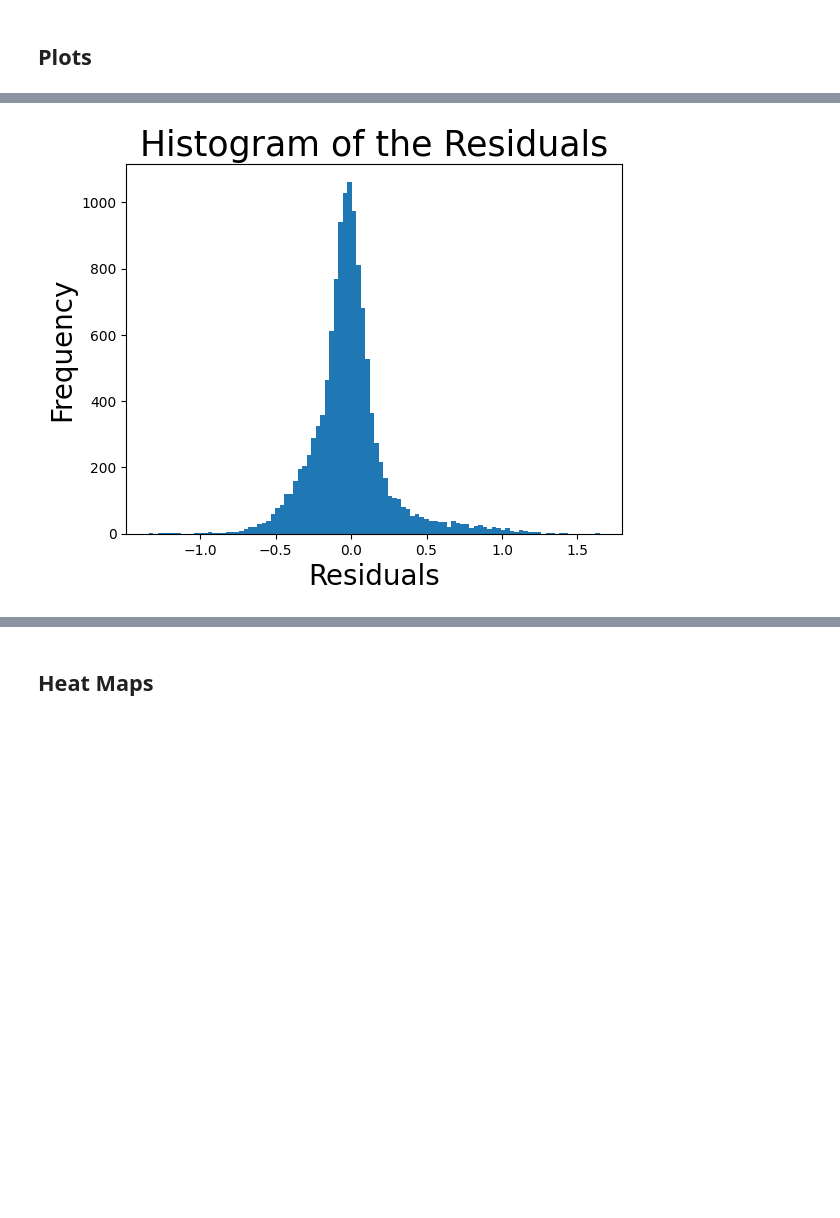
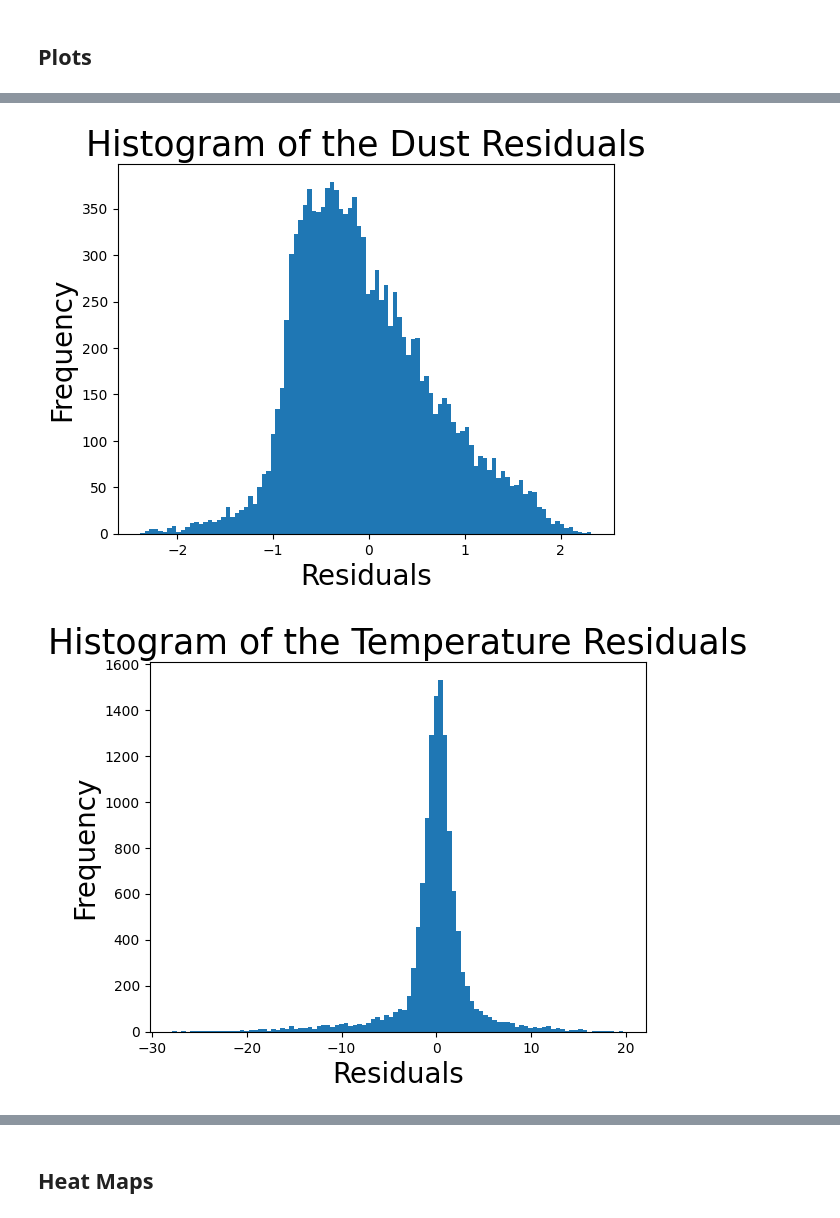
Before and after one commit to mwallace5270/hot-dust, a Jupyter notebook: evaluate.ipynb, the cells around one changed output, grey strips where cells are left out. Cells and saved outputs as stored; diff of their text form; code cells hidden in the pictures; blank space fills up the shorter version.

```diff
--- a/evaluate.ipynb
+++ b/evaluate.ipynb
@@ -118,13 +148,25 @@ plt.axline([0, 0], slope=1, color="red")
 # %%
 # Plot a histogram of the residuals
-residual = y_hat - y
+
+# Plot for Dust
+residual_dust = y_hat_dust - y[:,0]
 num_bins = 100
-plt.hist(residual, num_bins)
-plt.title("Histogram of the Residuals", fontsize=25)
+plt.hist(residual_dust, num_bins)
+plt.title("Histogram of the Dust Residuals", fontsize=25)
 plt.xlabel("Residuals", fontsize=20)
 plt.ylabel("Frequency", fontsize=20)
 plt.show()
+
+# Plot for Temperature
+residual_temp = y_hat_temp - y[:,1]
+num_bins = 100
+plt.hist(residual_temp, num_bins)
+plt.title("Histogram of the Temperature Residuals", fontsize=25)
+plt.xlabel("Residuals", fontsize=20)
+plt.ylabel("Frequency", fontsize=20)
+plt.show()
 # %% [output]
-[figure, old version]
+[figure, new version]
+[figure, added]
 # %%
 # Plot of the residuals against y
```
Also changed, not shown: parts of 10 cells of this notebook, 4 other files.
